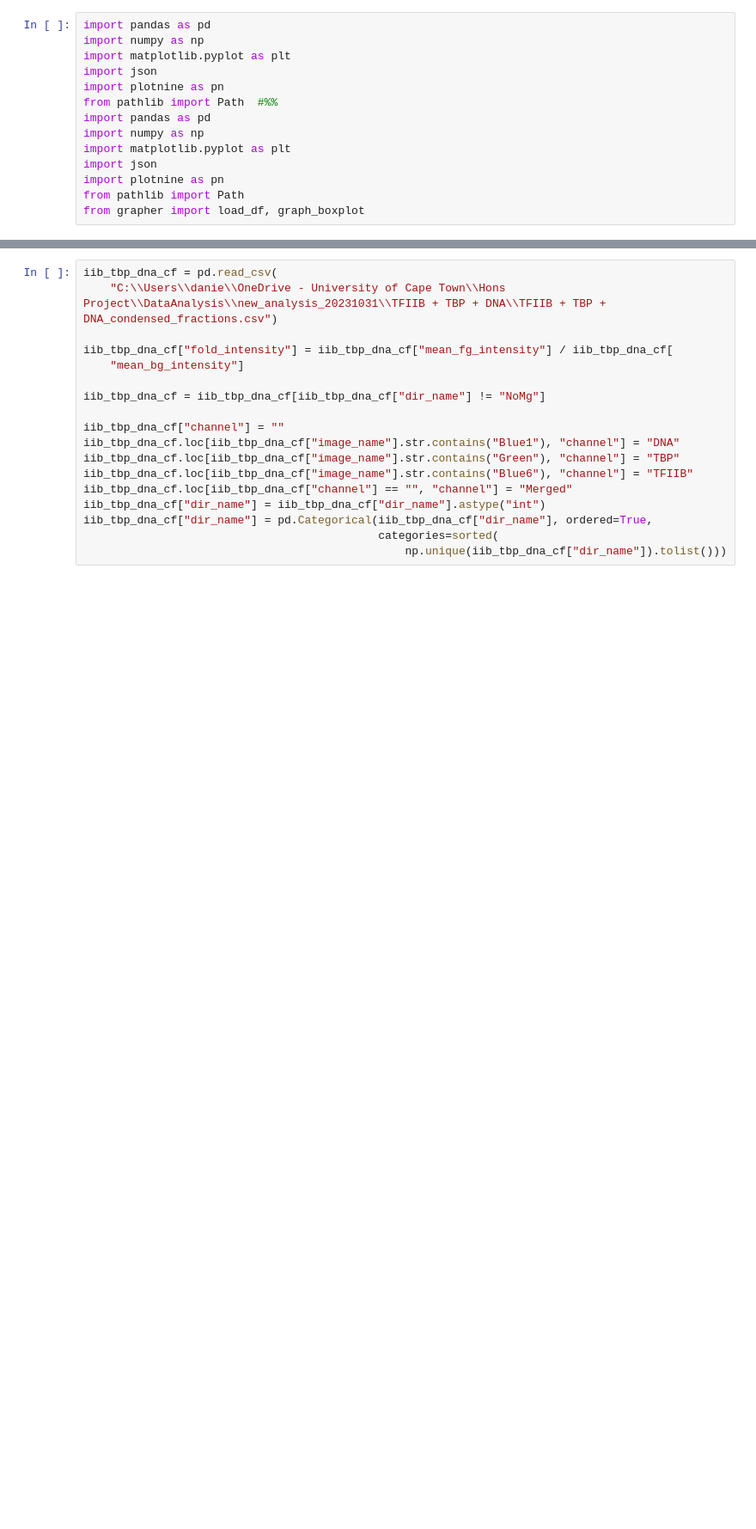
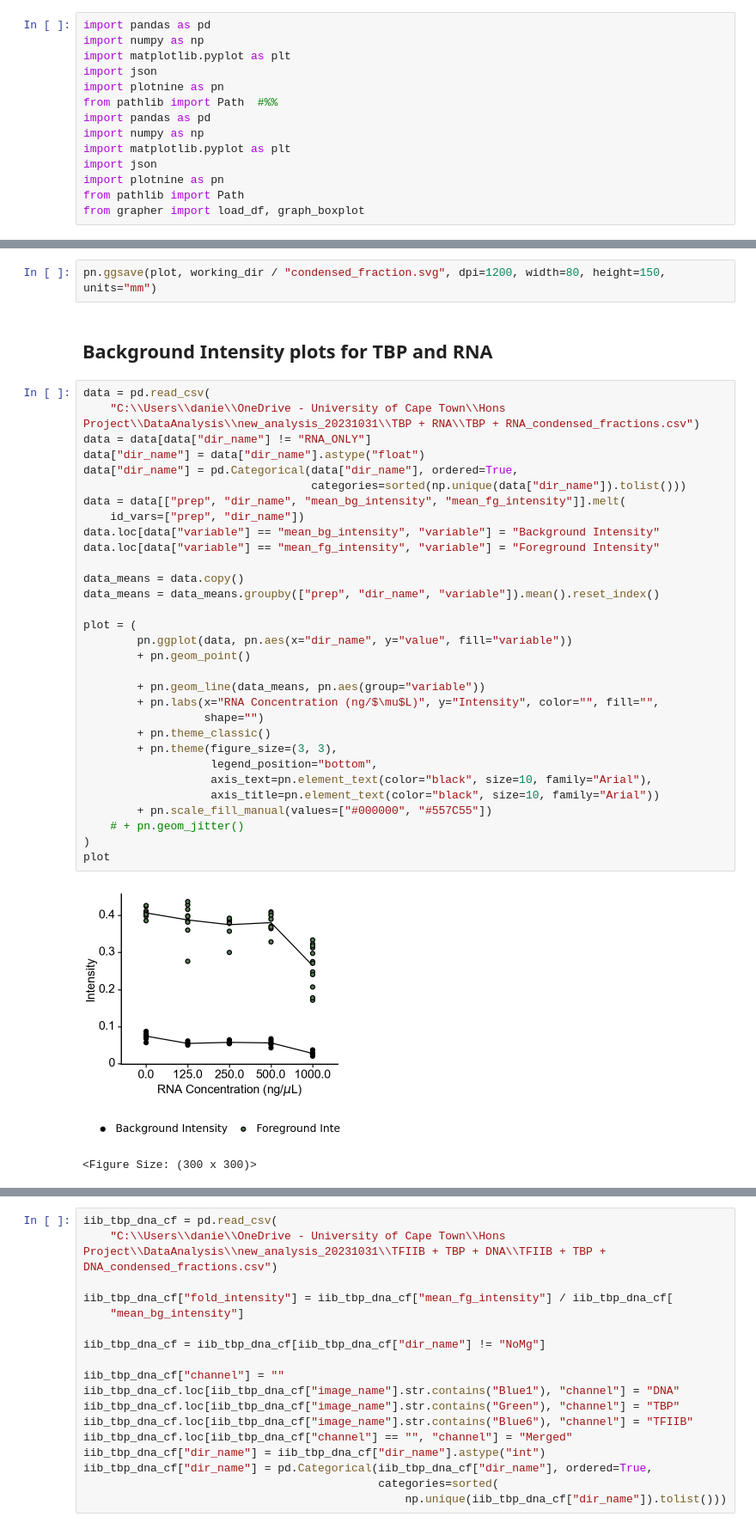
Before and after one commit to dlejeune/llps_analysis, a Jupyter notebook: new_analysis_notebook.ipynb, the cells around one changed output, grey strips where cells are left out. Shown at 86% size. Saved outputs shown, nothing was run; the diff lists cells and outputs as text; blank space fills up the shorter version.

Commit message:
final analysis commit

```diff
--- a/new_analysis_notebook.ipynb
+++ b/new_analysis_notebook.ipynb
@@ -14,0 +154,38 @@ from grapher import load_df, graph_boxplot
+# %%
+pn.ggsave(plot, working_dir / "condensed_fraction.svg", dpi=1200, width=80, height=150, units="mm")
+# %% [markdown]
+## Background Intensity plots for TBP and RNA
+# %%
+data = pd.read_csv(
+    "C:\\Users\\danie\\OneDrive - University of Cape Town\\Hons Project\\DataAnalysis\\new_analysis_20231031\\TBP + RNA\\TBP + RNA_condensed_fractions.csv")
+data = data[data["dir_name"] != "RNA_ONLY"]
+data["dir_name"] = data["dir_name"].astype("float")
+data["dir_name"] = pd.Categorical(data["dir_name"], ordered=True,
+                                  categories=sorted(np.unique(data["dir_name"]).tolist()))
+data = data[["prep", "dir_name", "mean_bg_intensity", "mean_fg_intensity"]].melt(
+    id_vars=["prep", "dir_name"])
+data.loc[data["variable"] == "mean_bg_intensity", "variable"] = "Background Intensity"
+data.loc[data["variable"] == "mean_fg_intensity", "variable"] = "Foreground Intensity"
+
+data_means = data.copy()
+data_means = data_means.groupby(["prep", "dir_name", "variable"]).mean().reset_index()
+
+plot = (
+        pn.ggplot(data, pn.aes(x="dir_name", y="value", fill="variable"))
+        + pn.geom_point()
+
+        + pn.geom_line(data_means, pn.aes(group="variable"))
+        + pn.labs(x="RNA Concentration (ng/$\mu$L)", y="Intensity", color="", fill="",
+                  shape="")
+        + pn.theme_classic()
+        + pn.theme(figure_size=(3, 3),
+                   legend_position="bottom",
+                   axis_text=pn.element_text(color="black", size=10, family="Arial"),
+                   axis_title=pn.element_text(color="black", size=10, family="Arial"))
+        + pn.scale_fill_manual(values=["#000000", "#557C55"])
+    # + pn.geom_jitter()
+)
+plot
+# %% [output]
+[figure, added]
+<Figure Size: (300 x 300)>
```
Also changed, not shown: parts of 60 cells of this notebook.
